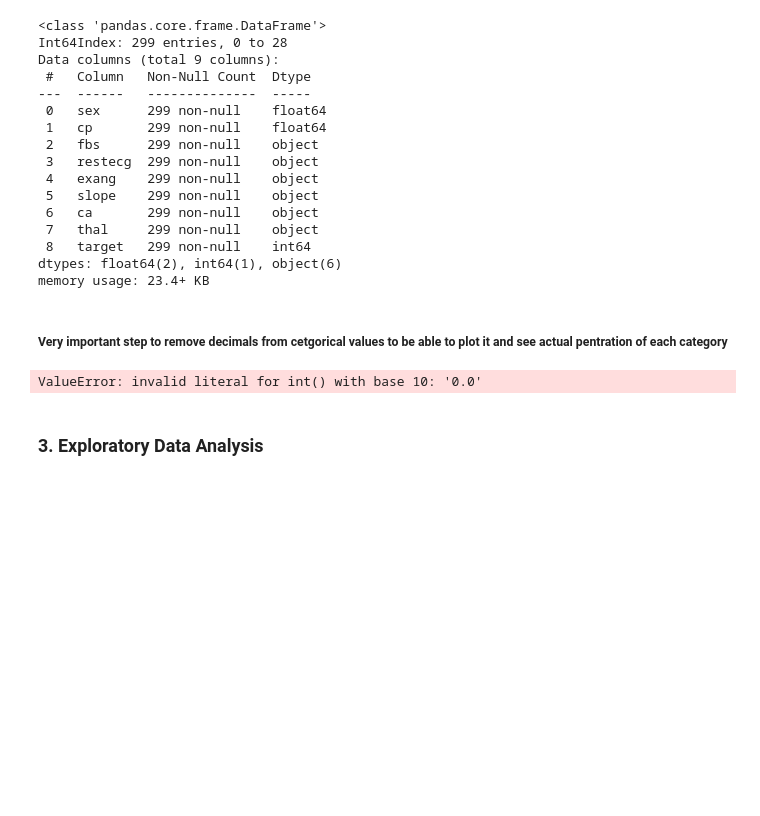
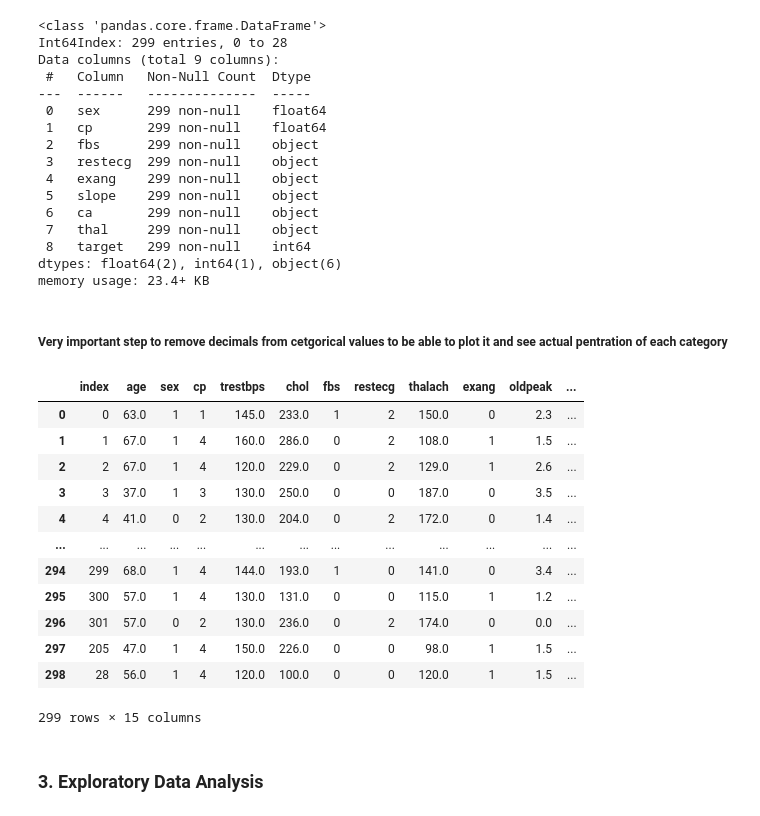
Before and after one commit to mahmoudmoe84/ML_Proejcts, a Jupyter notebook: Heart Attack Template/Heart_Attack_Project_Zero.ipynb, the cells around one changed output. Cells and saved outputs as stored; diff of their text form; code cells hidden in the pictures; blank space fills up the shorter version.

```diff
--- a/Heart Attack Template/Heart_Attack_Project_Zero.ipynb
+++ b/Heart Attack Template/Heart_Attack_Project_Zero.ipynb
@@ -414,13 +414,27 @@ memory usage: 23.4+ KB
 # %% [markdown]
 ##### Very important step to remove decimals from cetgorical values to be able to plot it and see actual pentration of each category
 # %%
+final_hd[categorical_var]=final_hd[categorical_var].astype('float64')
 final_hd[categorical_var]=final_hd[categorical_var].astype('int64')
-# %% [output]
-ValueError: invalid literal for int() with base 10: '0.0'
 # %%
 final_hd[categorical_var] =final_hd[categorical_var].astype('object')
 # %%
+final_hd.reset_index(inplace=True)
 final_hd
+# %% [output]
+|  | index | age | sex | cp | trestbps | chol | fbs | restecg | thalach | exang | oldpeak | ... |
+| 0 | 0 | 63.0 | 1 | 1 | 145.0 | 233.0 | 1 | 2 | 150.0 | 0 | 2.3 | ... |
+| 1 | 1 | 67.0 | 1 | 4 | 160.0 | 286.0 | 0 | 2 | 108.0 | 1 | 1.5 | ... |
+| 2 | 2 | 67.0 | 1 | 4 | 120.0 | 229.0 | 0 | 2 | 129.0 | 1 | 2.6 | ... |
+| 3 | 3 | 37.0 | 1 | 3 | 130.0 | 250.0 | 0 | 0 | 187.0 | 0 | 3.5 | ... |
+| 4 | 4 | 41.0 | 0 | 2 | 130.0 | 204.0 | 0 | 2 | 172.0 | 0 | 1.4 | ... |
+| ... | ... | ... | ... | ... | ... | ... | ... | ... | ... | ... | ... | ... |
+| 294 | 299 | 68.0 | 1 | 4 | 144.0 | 193.0 | 1 | 0 | 141.0 | 0 | 3.4 | ... |
+| 295 | 300 | 57.0 | 1 | 4 | 130.0 | 131.0 | 0 | 0 | 115.0 | 1 | 1.2 | ... |
+| 296 | 301 | 57.0 | 0 | 2 | 130.0 | 236.0 | 0 | 2 | 174.0 | 0 | 0.0 | ... |
+| 297 | 205 | 47.0 | 1 | 4 | 150.0 | 226.0 | 0 | 0 | 98.0 | 1 | 1.5 | ... |
+| 298 | 28 | 56.0 | 1 | 4 | 120.0 | 100.0 | 0 | 0 | 120.0 | 1 | 1.5 | ... |
+299 rows × 15 columns
 # %% [markdown]
 ### 3. Exploratory Data Analysis <a id=8></a>
 # %% [markdown]
```
Also changed, not shown: parts of 17 cells of this notebook.
